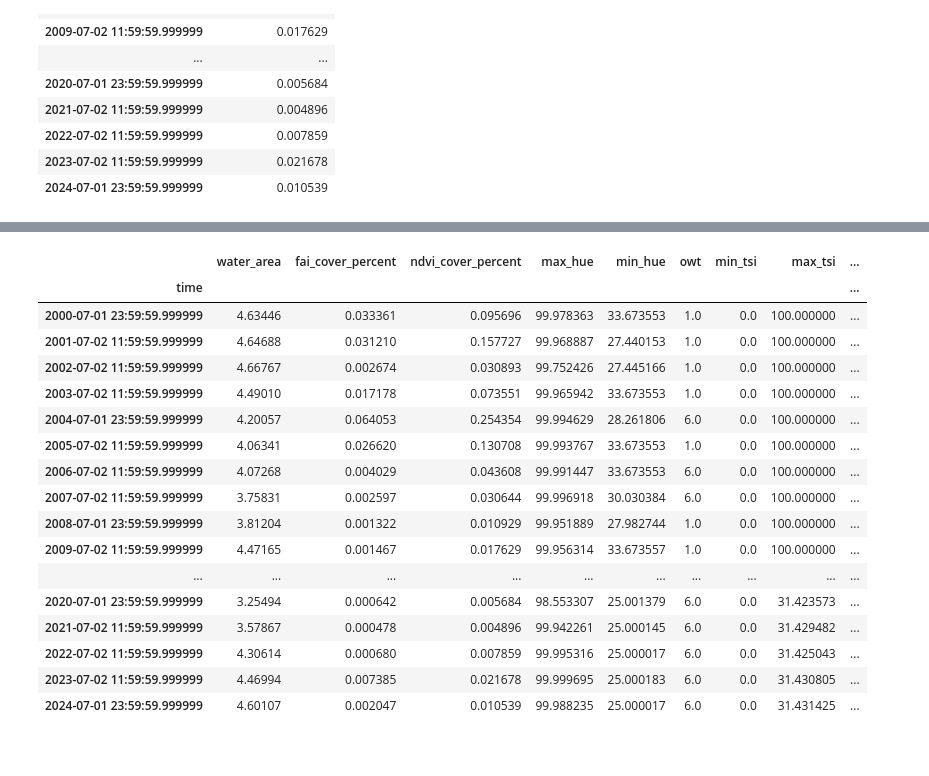
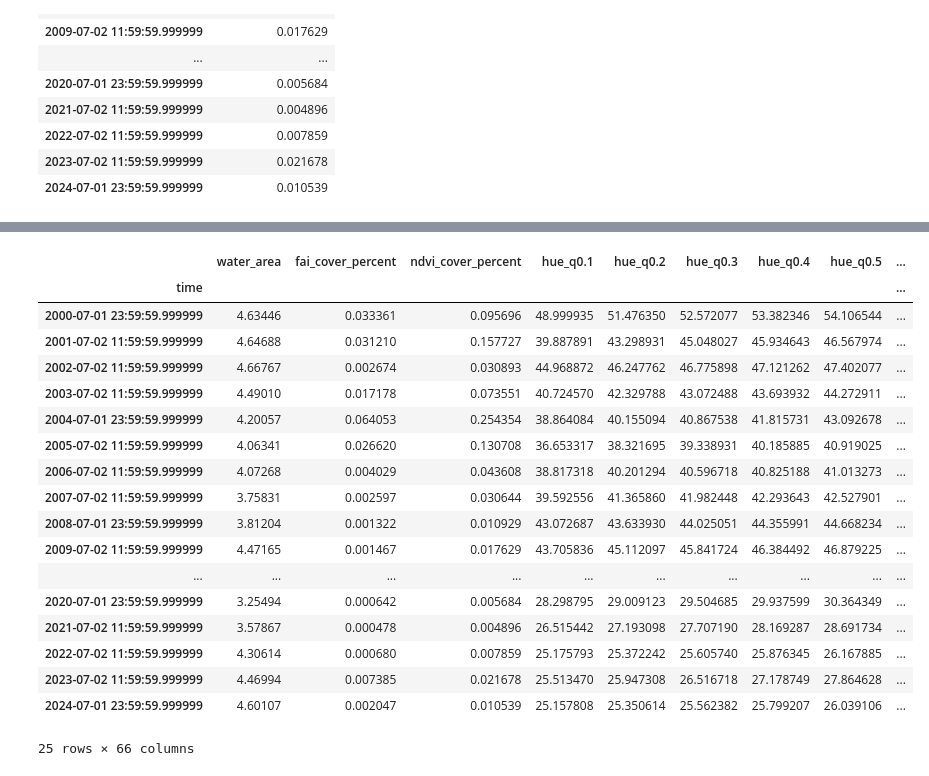
Before and after one commit to digitalearthafrica/deafrica_water_quality, a Jupyter notebook: WP1.4/PerWaterbodyStatistic.ipynb, the cells around one changed output, grey strips where cells are left out. Drawn from its saved outputs; the diff is of its cells as text; code cells hidden in the pictures.

Commit message:
Switch per waterbody statistics to quantiles

```diff
--- a/WP1.4/PerWaterbodyStatistic.ipynb
+++ b/WP1.4/PerWaterbodyStatistic.ipynb
@@ -399,0 +333,6 @@ tsi_summary
+# %%
+# Annual quantiles for optical water type.
+owt_quantiles = ds["agm_owt"].quantile(quantiles, dim=('x','y')).compute()
+owt_summary = flatten_df(owt_quantiles.to_dataframe(name="owt"))
+summary_tables["owt_summary"] = owt_summary
+owt_summary
@@ -399,0 +358,6 @@ tsi_summary
+# %%
+# Annual quantiles for Trophic State
+tsi_quantiles = ds["tsi"].quantile(quantiles, dim=('x','y')).compute()
+tsi_summary = flatten_df(tsi_quantiles.to_dataframe(name="tsi"))
+summary_tables["tsi_summary"] = tsi_summary
+tsi_summary
@@ -400,9 +383,8 @@ tsi_summary
 # %%
-# Minimum and maximum Turbidity
-min_turbidity = ds["tsm"].groupby("time.year").min(dim=('x','y')).compute()
-max_turbidity = ds["tsm"].groupby("time.year").max(dim=('x','y')).compute()
+# Annual quantiles Turbidity
+turbidity_quantiles = ds["tsm"].quantile(quantiles, dim=('x','y')).compute()
+turbidity_summary = flatten_df(tsi_quantiles.to_dataframe(name="tsm"))
+summary_tables["turbidity_summary"] = turbidity_summary
 
-turbidity_summary = min_turbidity.to_dataframe(name="min_turbidity").drop(columns=["spatial_ref"]).join(max_turbidity.to_dataframe(name="max_turbidity").drop(columns=["spatial_ref"]))
-summary_tables.append(turbidity_summary)
 turbidity_summary
 # %% [output]
@@ -427,9 +409,9 @@ turbidity_summary
 # %%
-min_temp = ds["tirs_st_ann_min"].groupby("time.year").mean(dim=('x','y')).compute().to_dataframe(name="min_temp").drop(columns=["spatial_ref"])
-median_temp = ds["tirs_st_ann_med"].groupby("time.year").mean(dim=('x','y')).compute().to_dataframe(name="median_temp").drop(columns=["spatial_ref"])
-max_temp = ds["tirs_st_ann_max"].groupby("time.year").mean(dim=('x','y')).compute().to_dataframe(name="max_temp").drop(columns=["spatial_ref"])
+min_temp = flatten_df(ds["tirs_st_ann_min"].quantile(quantiles, dim=('x','y')).compute().to_dataframe(name="min_temp"))
+median_temp = flatten_df(ds["tirs_st_ann_med"].quantile(quantiles, dim=('x','y')).compute().to_dataframe(name="median_temp"))
+max_temp = flatten_df(ds["tirs_st_ann_max"].quantile(quantiles, dim=('x','y')).compute().to_dataframe(name="max_temp"))
 
 temp_summary = min_temp.join(median_temp).join(max_temp)
-summary_tables.append(temp_summary)
+summary_tables["temp_summary"] = temp_summary
 temp_summary
 # %% [output]
@@ -454,23 +437,24 @@ temp_summary
 # %%
 import pandas as pd
-per_waterbody_summary = pd.concat(summary_tables, axis=1)
+per_waterbody_summary = pd.concat(list(summary_tables.values()), axis=1)
 per_waterbody_summary
 # %% [output]
-|  | water_area | fai_cover_percent | ndvi_cover_percent | max_hue | min_hue | owt | min_tsi | max_tsi | ... |
+|  | water_area | fai_cover_percent | ndvi_cover_percent | hue_q0.1 | hue_q0.2 | hue_q0.3 | hue_q0.4 | hue_q0.5 | ... |
 | time |  |  |  |  |  |  |  |  | ... |
-| 2000-07-01 23:59:59.999999 | 4.63446 | 0.033361 | 0.095696 | 99.978363 | 33.673553 | 1.0 | 0.0 | 100.000000 | ... |
-| 2001-07-02 11:59:59.999999 | 4.64688 | 0.031210 | 0.157727 | 99.968887 | 27.440153 | 1.0 | 0.0 | 100.000000 | ... |
-| 2002-07-02 11:59:59.999999 | 4.66767 | 0.002674 | 0.030893 | 99.752426 | 27.445166 | 1.0 | 0.0 | 100.000000 | ... |
-| 2003-07-02 11:59:59.999999 | 4.49010 | 0.017178 | 0.073551 | 99.965942 | 33.673553 | 1.0 | 0.0 | 100.000000 | ... |
-| 2004-07-01 23:59:59.999999 | 4.20057 | 0.064053 | 0.254354 | 99.994629 | 28.261806 | 6.0 | 0.0 | 100.000000 | ... |
-| 2005-07-02 11:59:59.999999 | 4.06341 | 0.026620 | 0.130708 | 99.993767 | 33.673553 | 1.0 | 0.0 | 100.000000 | ... |
-| 2006-07-02 11:59:59.999999 | 4.07268 | 0.004029 | 0.043608 | 99.991447 | 33.673553 | 6.0 | 0.0 | 100.000000 | ... |
-| 2007-07-02 11:59:59.999999 | 3.75831 | 0.002597 | 0.030644 | 99.996918 | 30.030384 | 6.0 | 0.0 | 100.000000 | ... |
-| 2008-07-01 23:59:59.999999 | 3.81204 | 0.001322 | 0.010929 | 99.951889 | 27.982744 | 1.0 | 0.0 | 100.000000 | ... |
-| 2009-07-02 11:59:59.999999 | 4.47165 | 0.001467 | 0.017629 | 99.956314 | 33.673557 | 1.0 | 0.0 | 100.000000 | ... |
+| 2000-07-01 23:59:59.999999 | 4.63446 | 0.033361 | 0.095696 | 48.999935 | 51.476350 | 52.572077 | 53.382346 | 54.106544 | ... |
+| 2001-07-02 11:59:59.999999 | 4.64688 | 0.031210 | 0.157727 | 39.887891 | 43.298931 | 45.048027 | 45.934643 | 46.567974 | ... |
+| 2002-07-02 11:59:59.999999 | 4.66767 | 0.002674 | 0.030893 | 44.968872 | 46.247762 | 46.775898 | 47.121262 | 47.402077 | ... |
+| 2003-07-02 11:59:59.999999 | 4.49010 | 0.017178 | 0.073551 | 40.724570 | 42.329788 | 43.072488 | 43.693932 | 44.272911 | ... |
+| 2004-07-01 23:59:59.999999 | 4.20057 | 0.064053 | 0.254354 | 38.864084 | 40.155094 | 40.867538 | 41.815731 | 43.092678 | ... |
+| 2005-07-02 11:59:59.999999 | 4.06341 | 0.026620 | 0.130708 | 36.653317 | 38.321695 | 39.338931 | 40.185885 | 40.919025 | ... |
+| 2006-07-02 11:59:59.999999 | 4.07268 | 0.004029 | 0.043608 | 38.817318 | 40.201294 | 40.596718 | 40.825188 | 41.013273 | ... |
+| 2007-07-02 11:59:59.999999 | 3.75831 | 0.002597 | 0.030644 | 39.592556 | 41.365860 | 41.982448 | 42.293643 | 42.527901 | ... |
+| 2008-07-01 23:59:59.999999 | 3.81204 | 0.001322 | 0.010929 | 43.072687 | 43.633930 | 44.025051 | 44.355991 | 44.668234 | ... |
+| 2009-07-02 11:59:59.999999 | 4.47165 | 0.001467 | 0.017629 | 43.705836 | 45.112097 | 45.841724 | 46.384492 | 46.879225 | ... |
 | ... | ... | ... | ... | ... | ... | ... | ... | ... | ... |
-| 2020-07-01 23:59:59.999999 | 3.25494 | 0.000642 | 0.005684 | 98.553307 | 25.001379 | 6.0 | 0.0 | 31.423573 | ... |
-| 2021-07-02 11:59:59.999999 | 3.57867 | 0.000478 | 0.004896 | 99.942261 | 25.000145 | 6.0 | 0.0 | 31.429482 | ... |
-| 2022-07-02 11:59:59.999999 | 4.30614 | 0.000680 | 0.007859 | 99.995316 | 25.000017 | 6.0 | 0.0 | 31.425043 | ... |
-| 2023-07-02 11:59:59.999999 | 4.46994 | 0.007385 | 0.021678 | 99.999695 | 25.000183 | 6.0 | 0.0 | 31.430805 | ... |
-| 2024-07-01 23:59:59.999999 | 4.60107 | 0.002047 | 0.010539 | 99.988235 | 25.000017 | 6.0 | 0.0 | 31.431425 | ... |
+| 2020-07-01 23:59:59.999999 | 3.25494 | 0.000642 | 0.005684 | 28.298795 | 29.009123 | 29.504685 | 29.937599 | 30.364349 | ... |
+| 2021-07-02 11:59:59.999999 | 3.57867 | 0.000478 | 0.004896 | 26.515442 | 27.193098 | 27.707190 | 28.169287 | 28.691734 | ... |
+| 2022-07-02 11:59:59.999999 | 4.30614 | 0.000680 | 0.007859 | 25.175793 | 25.372242 | 25.605740 | 25.876345 | 26.167885 | ... |
+| 2023-07-02 11:59:59.999999 | 4.46994 | 0.007385 | 0.021678 | 25.513470 | 25.947308 | 26.516718 | 27.178749 | 27.864628 | ... |
+| 2024-07-01 23:59:59.999999 | 4.60107 | 0.002047 | 0.010539 | 25.157808 | 25.350614 | 25.562382 | 25.799207 | 26.039106 | ... |
+25 rows × 66 columns
```
Also changed, not shown: parts of 19 cells of this notebook.
